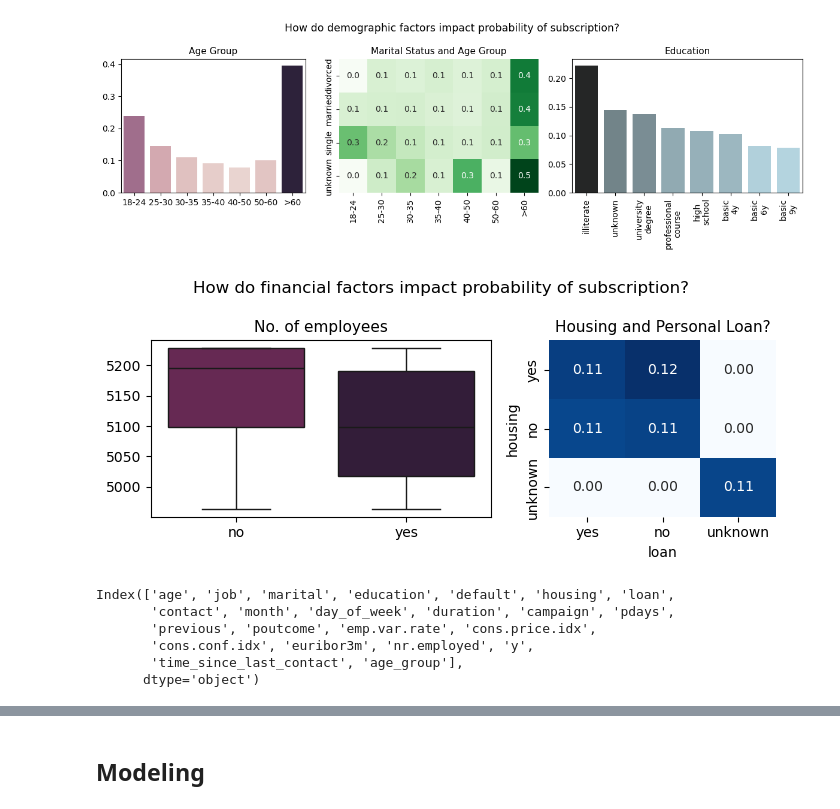
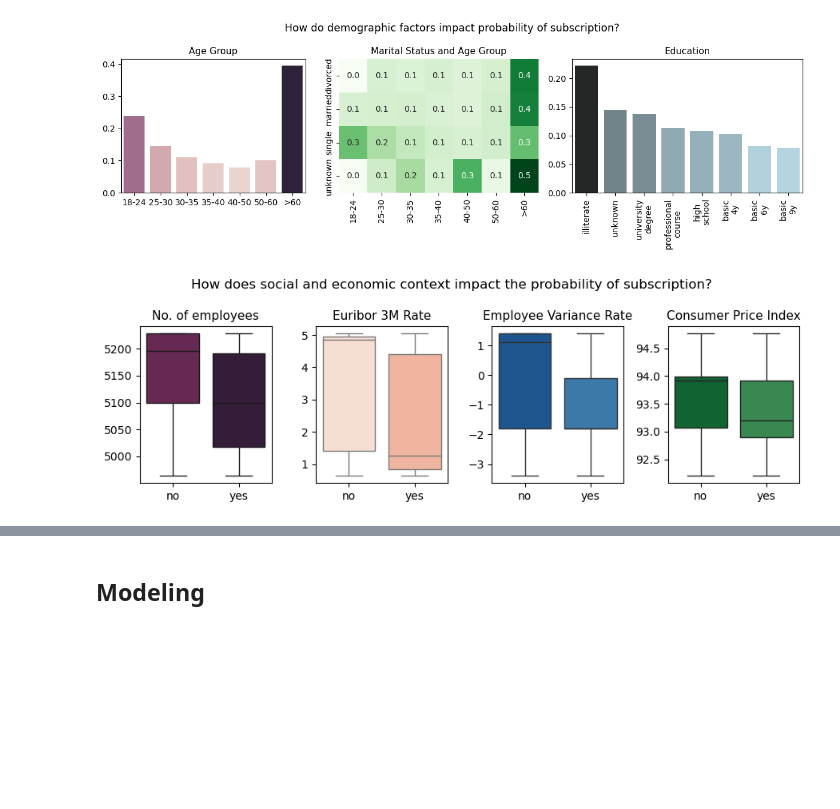
Before and after one commit to garimasc/bank_marketing, a Jupyter notebook: evaluate_classification.ipynb, the cells around one changed output, grey strips where cells are left out. Saved outputs shown, nothing was run; the diff lists cells and outputs as text; code cells hidden in the pictures; blank space fills up the shorter version.

```diff
--- a/evaluate_classification.ipynb
+++ b/evaluate_classification.ipynb
@@ -205,29 +180,35 @@ fig.savefig("images/demographic_factors.png")
 # %% [output]
 [figure]
 # %%
-fig,axs = plt.subplots(figsize= (7,3), ncols= 2, width_ratios= [0.6, 0.4])
+fig,axs = plt.subplots(figsize= (9,3), ncols= 4)
 
 sns.boxplot(data= data, hue= "y", x= "y", y= "nr.employed", palette= sns.color_palette("rocket"), ax= axs[0], hue_order= ['yes','no'])
 axs[0].set_ylabel('')
 axs[0].set_xlabel('')
 axs[0].set_title("No. of employees", fontsize= 11)
 
-sns.heatmap(pd.pivot_table(data= data, index= "housing",  columns= "loan",values= 'y', aggfunc= calc_success_rate).\
-            fillna(0).loc[['yes','no','unknown'],['yes','no','unknown']], annot= True, cbar= False, cmap = sns.color_palette("Blues", as_cmap= True), fmt= "0.2f", ax= axs[1])
-axs[1].set_title("Housing and Personal Loan?", fontsize= 11)
+sns.boxplot(data= data, hue= "y", x= "y", y= "euribor3m", palette= sns.color_palette("Reds"), ax= axs[1])
+axs[1].set_ylabel('')
+axs[1].set_xlabel('')
+axs[1].set_title("Euribor 3M Rate", fontsize= 11)
 
-plt.suptitle("How do financial factors impact probability of subscription?",
+sns.boxplot(data= data, hue= "y", x= "y", y= "emp.var.rate", palette= sns.color_palette("Blues_r"), ax= axs[2])
+axs[2].set_ylabel('')
+axs[2].set_xlabel('')
+axs[2].set_title("Employee Variance Rate", fontsize= 11)
+
+sns.boxplot(data= data, hue= "y", x= "y", y= "cons.price.idx", palette= sns.color_palette("Greens_r"), ax= axs[3])
+axs[3].set_ylabel('')
+axs[3].set_xlabel('')
+axs[3].set_title("Consumer Price Index", fontsize= 11)
+
+# sns.heatmap(pd.pivot_table(data= data, index= "housing",  columns= "loan",values= 'y', aggfunc= calc_success_rate).\
+#             fillna(0).loc[['yes','no','unknown'],['yes','no','unknown']], annot= True, cbar= False, cmap = sns.color_palette("Blues", as_cmap= True), fmt= "0.2f", ax= axs[1])
+# axs[1].set_title("Housing and Personal Loan?", fontsize= 11)
+
+plt.suptitle("How does social and economic context impact the probability of subscription?",
              fontsize= 12)
 plt.tight_layout();
 fig.savefig("images/financial_factors.png")
 # %% [output]
-[figure, old version]
+[figure, new version]
-# %%
-data.columns
-# %% [output]
-Index(['age', 'job', 'marital', 'education', 'default', 'housing', 'loan',
-       'contact', 'month', 'day_of_week', 'duration', 'campaign', 'pdays',
-       'previous', 'poutcome', 'emp.var.rate', 'cons.price.idx',
-       'cons.conf.idx', 'euribor3m', 'nr.employed', 'y',
-       'time_since_last_contact', 'age_group'],
-      dtype='object')
```
Also changed, not shown: parts of 20 cells of this notebook, 14 other files.
